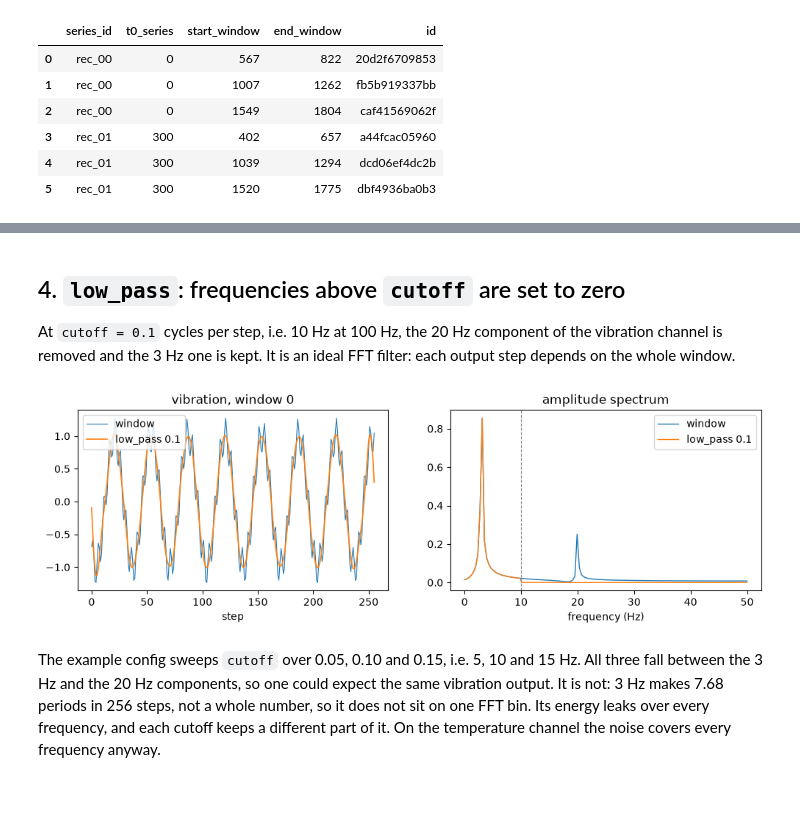
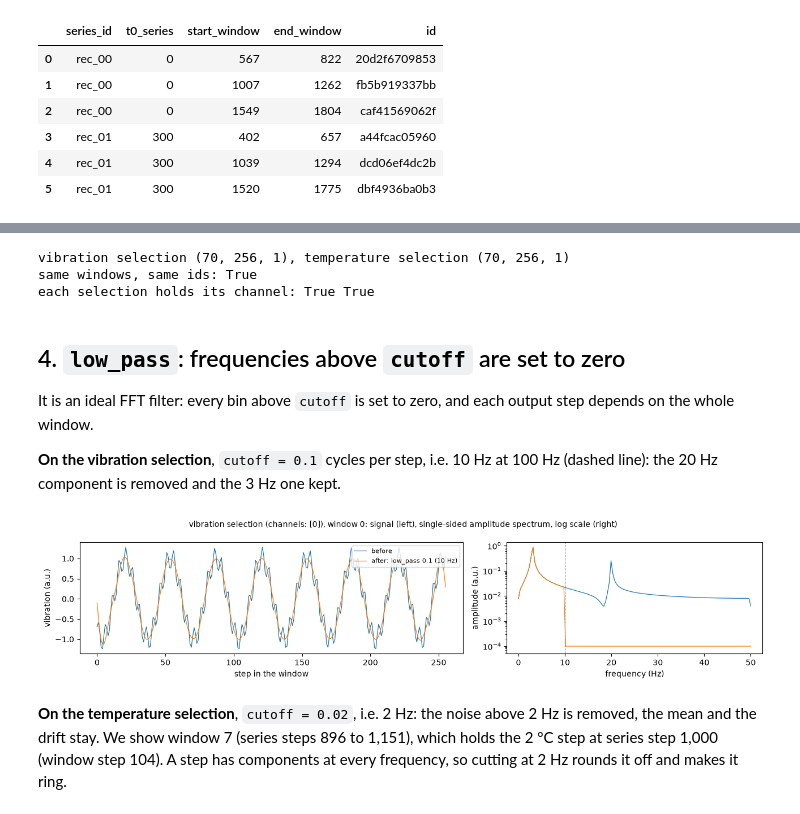
Before and after one commit to Safenai/kcai-data-sampling, a Jupyter notebook: examples/notebooks/timeseries-transformations.ipynb, the cells around one changed output, grey strips where cells are left out. Cells and saved outputs as stored; diff of their text form; code cells hidden in the pictures.

Commit message:
timeseries notebook: one selection per channel, each transformation applied to both

```diff
--- a/examples/notebooks/timeseries-transformations.ipynb
+++ b/examples/notebooks/timeseries-transformations.ipynb
@@ -193,41 +218,71 @@ We work on the 14 windows of `rec_00`.
 # %%
+CHANNEL_0 = {"name": "vibration", "unit": "a.u.", "channels": [0]}
+CHANNEL_1 = {"name": "temperature", "unit": "°C", "channels": [1]}
+
+data_v, keys_v = windows_of(LOADER["windows"], path=str(T0_PATH), t0_column="t0", channels=[0])
+data_t, keys_t = windows_of(LOADER["windows"], path=str(T0_PATH), t0_column="t0", channels=[1])
+print(f"vibration selection {data_v.shape}, temperature selection {data_t.shape}")
+print("same windows, same ids:", keys_v.equals(keys) and keys_t.equals(keys))
+print("each selection holds its channel:", np.array_equal(data_v[..., 0], data[..., 0]), np.array_equal(data_t[..., 0], data[..., 1]))
+
 mask = (keys.series_id == "rec_00").to_numpy()
-x, ids = data[mask], keys.id[mask].tolist()
+xv, xt, ids = data_v[mask], data_t[mask], keys.id[mask].tolist()
+steps = np.arange(xv.shape[1])
+FLOOR = 1e-4
 
 
-def transform(cls, xs=None, window_ids=None, **params):
-    xs = x if xs is None else xs
+def transform(cls, xs, window_ids=None, **params):
     transformation = cls(params)
     return transformation.apply(xs, transformation.rngs(ids if window_ids is None else window_ids))
 
 
 def spectrum(window):
-    # Amplitude spectrum of one channel, in Hz.
-    return np.fft.rfftfreq(len(window), 1 / FS), np.abs(np.fft.rfft(window)) / len(window) * 2
+    # Single-sided amplitude spectrum of one channel, in the channel's units, against frequency in Hz.
+    amplitude = np.abs(np.fft.rfft(window)) / len(window)
+    amplitude[1:] *= 2  # fold the negative frequencies in; 0 Hz (the mean) is not folded
+    if len(window) % 2 == 0:
+        amplitude[-1] /= 2  # nor is the Nyquist bin
+    return np.fft.rfftfreq(len(window), 1 / FS), amplitude
+
+
+def show_transform(before, after, label, channel, window=0, mark_hz=None):
+    # One window of a one-channel selection, before (blue) and after (orange): the signal and its amplitude spectrum.
+    fig, (ax_t, ax_f) = plt.subplots(1, 2, figsize=(13, 3), gridspec_kw={"width_ratios": [3, 2]})
+    for xs_, lab in [(before, "before"), (after, f"after: {label}")]:
+        ax_t.plot(steps, xs_[window, :, 0], lw=0.9, label=lab)
+        f, a = spectrum(xs_[window, :, 0])
+        ax_f.semilogy(f, np.maximum(a, FLOOR), lw=0.9, label=lab)
+    if mark_hz is not None:
+        ax_f.axvline(mark_hz, color="grey", ls="--", lw=0.8)
+    ax_t.set_ylabel(f"{channel['name']} ({channel['unit']})")
+    ax_t.set_xlabel("step in the window")
+    ax_t.legend(loc="upper right", fontsize=8)
+    ax_f.set_ylim(FLOOR / 2, None)
+    ax_f.set_ylabel(f"amplitude ({channel['unit']})")
+    ax_f.set_xlabel("frequency (Hz)")
+    fig.suptitle(
+        f"{channel['name']} selection (channels: {channel['channels']}), window {window}: "
+        "signal (left), single-sided amplitude spectrum, log scale (right)",
+        fontsize=10,
+    )
+    plt.tight_layout()
+    plt.show()
+# %% [output]
+vibration selection (70, 256, 1), temperature selection (70, 256, 1)
+same windows, same ids: True
+each selection holds its channel: True True
 # %% [markdown]
 ## 4. `low_pass`: frequencies above `cutoff` are set to zero
 
-At `cutoff = 0.1` cycles per step, i.e. 10 Hz at 100 Hz, the 20 Hz component of the vibration channel is removed and the 3 Hz one is kept. It is an ideal FFT filter: each output step depends on the whole window.
+It is an ideal FFT filter: every bin above `cutoff` is set to zero, and each output step depends on the whole window.
+
+**On the vibration selection**, `cutoff = 0.1` cycles per step, i.e. 10 Hz at 100 Hz (dashed line): the 20 Hz component is removed and the 3 Hz one kept.
 # %%
-filtered = transform(LowPass, cutoff=0.1)
-
-fig, (ax1, ax2) = plt.subplots(1, 2, figsize=(12, 3.2))
-steps = np.arange(x.shape[1])
-ax1.plot(steps, x[0, :, 0], lw=0.8, label="window")
-ax1.plot(steps, filtered[0, :, 0], lw=1.2, label="low_pass 0.1")
-ax1.set_xlabel("step")
-ax1.set_title("vibration, window 0")
-ax1.legend()
-for xs_, label in [(x, "window"), (filtered, "low_pass 0.1")]:
-    f, a = spectrum(xs_[0, :, 0])
-    ax2.plot(f, a, lw=1, label=label)
-ax2.axvline(0.1 * FS, color="grey", ls="--", lw=0.8)
-ax2.set_xlabel("frequency (Hz)")
-ax2.set_title("amplitude spectrum")
-ax2.legend()
-plt.show()
+CUTOFF_V, CUTOFF_T = 0.1, 0.02
+filtered = transform(LowPass, xv, cutoff=CUTOFF_V)
+show_transform(xv, filtered, "low_pass 0.1 (10 Hz)", CHANNEL_0, mark_hz=CUTOFF_V * FS)
 # %% [output]
-[figure, old version]
+[figure, new version]
 # %% [markdown]
-The example config sweeps `cutoff` over 0.05, 0.10 and 0.15, i.e. 5, 10 and 15 Hz. All three fall between the 3 Hz and the 20 Hz components, so one could expect the same vibration output. It is not: 3 Hz makes 7.68 periods in 256 steps, not a whole number, so it does not sit on one FFT bin. Its energy leaks over every frequency, and each cutoff keeps a different part of it. On the temperature channel the noise covers every frequency anyway.
+**On the temperature selection**, `cutoff = 0.02`, i.e. 2 Hz: the noise above 2 Hz is removed, the mean and the drift stay. We show window 7 (series steps 896 to 1,151), which holds the 2 °C step at series step 1,000 (window step 104). A step has components at every frequency, so cutting at 2 Hz rounds it off and makes it ring.
 # %%
```
Also changed, not shown: parts of 35 cells of this notebook.
